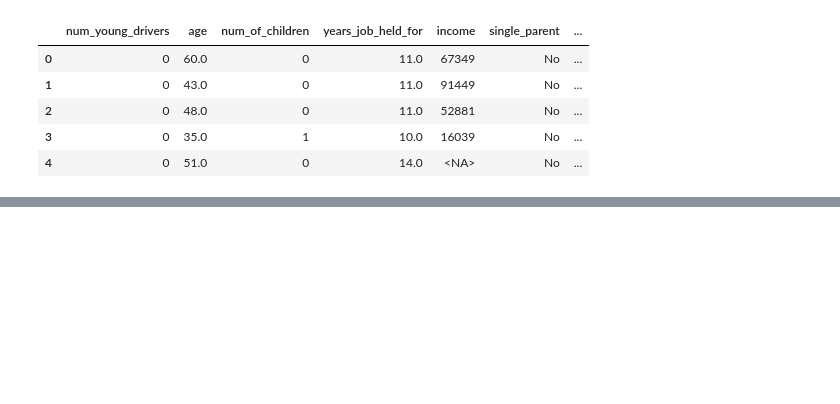
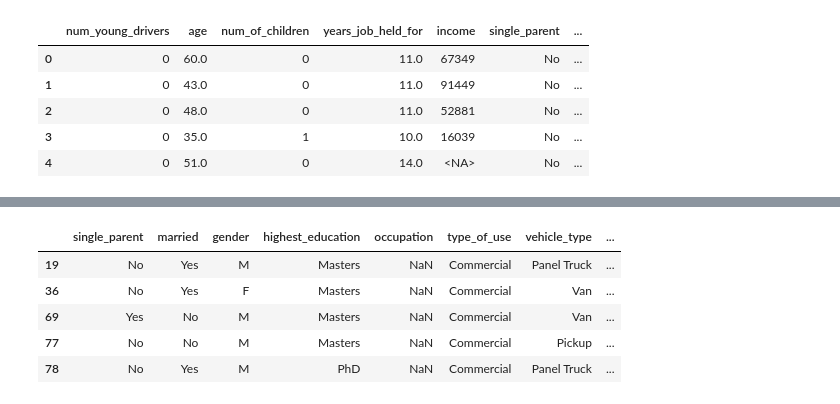
Before and after one commit to erikastats/ML, a Jupyter notebook: XGBoost_car_insurance_claim.ipynb, the cells around one changed output, grey strips where cells are left out. Drawn from its saved outputs; the diff is of its cells as text; code cells hidden in the pictures; blank space fills up the shorter version.

```diff
--- a/XGBoost_car_insurance_claim.ipynb
+++ b/XGBoost_car_insurance_claim.ipynb
@@ -269,0 +465,14 @@ fig.show()
+# %%
+# Get categorical cols as a df
+cat_cols_df = X_train_raw[cat_cols].reset_index(drop = True)
+
+# Select rows with missing values and show head
+cat_missing_data_df = cat_cols_df[cat_cols_df.isna().any(axis = 1)]
+cat_missing_data_df.head()
+# %% [output]
+|  | single_parent | married | gender | highest_education | occupation | type_of_use | vehicle_type | ... |
+| 19 | No | Yes | M | Masters | NaN | Commercial | Panel Truck | ... |
+| 36 | No | Yes | F | Masters | NaN | Commercial | Van | ... |
+| 69 | Yes | No | M | Masters | NaN | Commercial | Van | ... |
+| 77 | No | No | M | Masters | NaN | Commercial | Pickup | ... |
+| 78 | No | Yes | M | PhD | NaN | Commercial | Panel Truck | ... |
```
Also changed, not shown: parts of 39 cells of this notebook.
